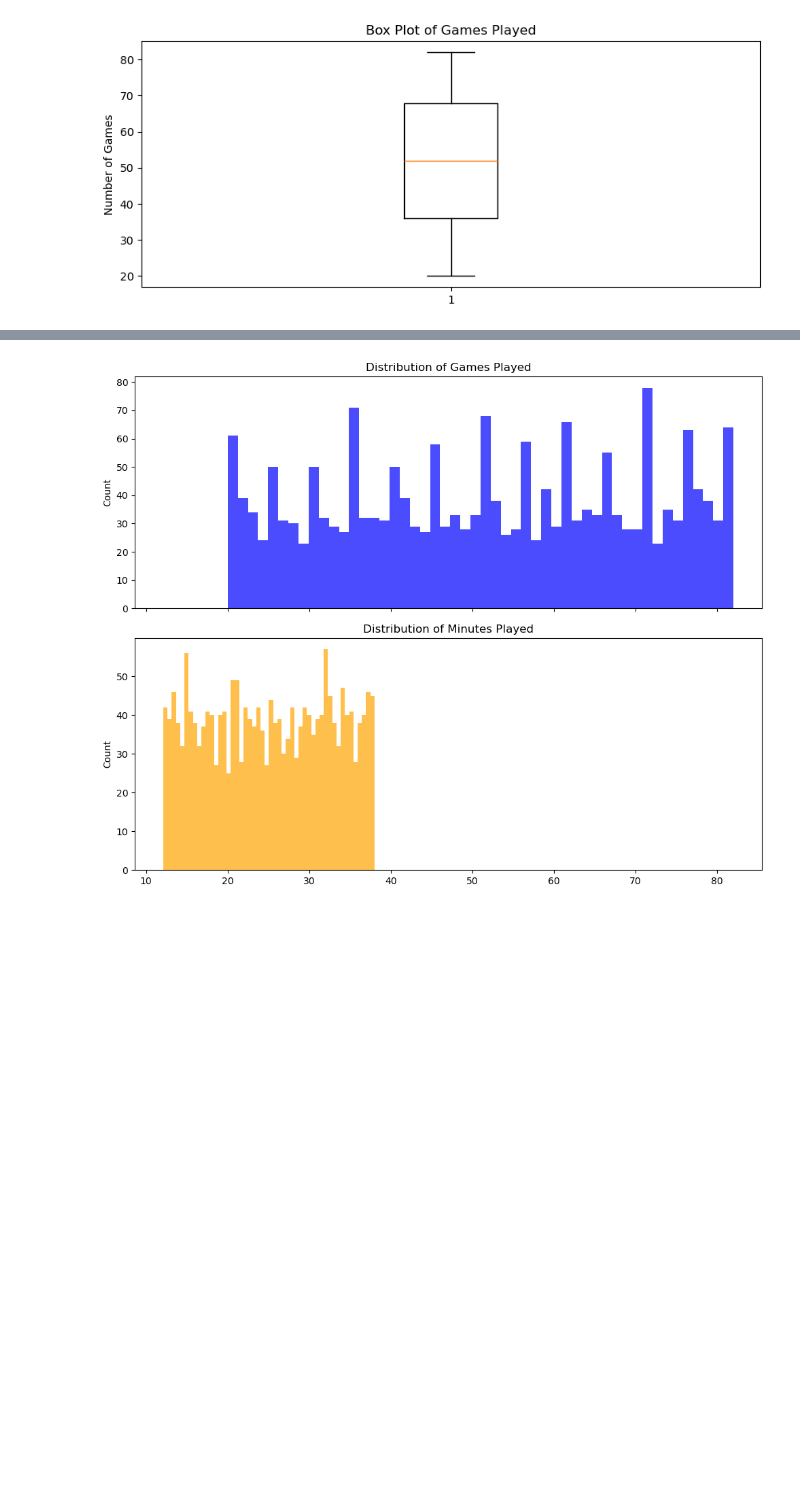
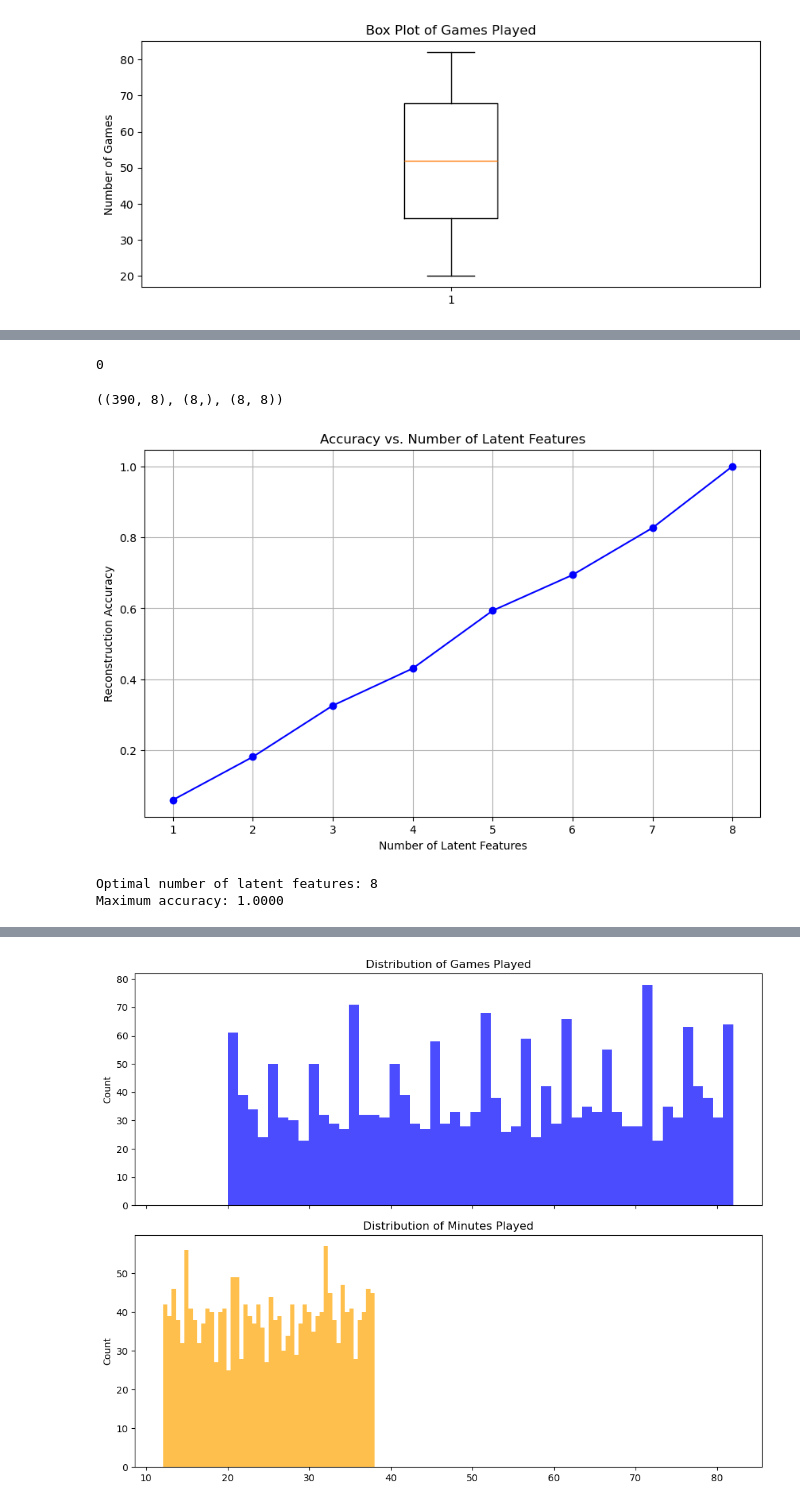
Before and after one commit to mrme77/Fantasy-League-Recommender, a Jupyter notebook: DataAnalysis.ipynb, the cells around one changed output, grey strips where cells are left out. Cells and saved outputs as stored; diff of their text form; code cells hidden in the pictures; blank space fills up the shorter version.

```diff
--- a/DataAnalysis.ipynb
+++ b/DataAnalysis.ipynb
@@ -159,0 +293,8 @@ plt.show();
+# %%
+# Fill missing values
+df.fillna(0, inplace=True)
+
+# Create a player-team interaction matrix
+interaction_matrix = df.pivot_table(
+    index="player_id", columns="team", values="points", aggfunc="sum", fill_value=0
+)
@@ -159,0 +315,48 @@ plt.show();
+# %%
+interaction_matrix.isna().any().sum()
+# %% [output]
+0
+# %%
+u, s, vt = np.linalg.svd(interaction_matrix,full_matrices=False)
+u.shape, s.shape, vt.shape
+# %% [output]
+((390, 8), (8,), (8, 8))
+# %%
+num_latent_feats = np.arange(1, min(interaction_matrix.shape) + 1)
+sum_errs = []
+accuracies = []  # Add list to store accuracies
+
+for k in num_latent_feats:
+    # Restructure with k latent features
+    s_new = np.diag(s[:k])
+    u_new = u[:, :k]
+    vt_new = vt[:k, :]
+
+    # Take dot product
+    user_item_est = np.dot(np.dot(u_new, s_new), vt_new)
+
+    # Compute error and accuracy
+    error = np.sum(np.abs(interaction_matrix - user_item_est))
+    total_magnitude = np.sum(np.abs(interaction_matrix))
+    accuracy = 1 - (error / total_magnitude)  # Normalize by total magnitude
+
+    sum_errs.append(error)
+    accuracies.append(accuracy)  # Store accuracy
+
+# Plot accuracies instead of error-based calculation
+plt.figure(figsize=(10, 6))
+plt.plot(num_latent_feats, accuracies, 'bo-')
+plt.xlabel('Number of Latent Features')
+plt.ylabel('Reconstruction Accuracy')
+plt.title('Accuracy vs. Number of Latent Features')
+plt.grid(True)
+plt.show()
+
+# Print optimal number of features
+optimal_k = num_latent_feats[np.argmax(accuracies)]
+print(f"\nOptimal number of latent features: {optimal_k}")
+print(f"Maximum accuracy: {max(accuracies):.4f}")
+# %% [output]
+[figure, added]
+Optimal number of latent features: 8
+Maximum accuracy: 1.0000
```
Also changed, not shown: parts of 23 cells of this notebook, 1 other file.
